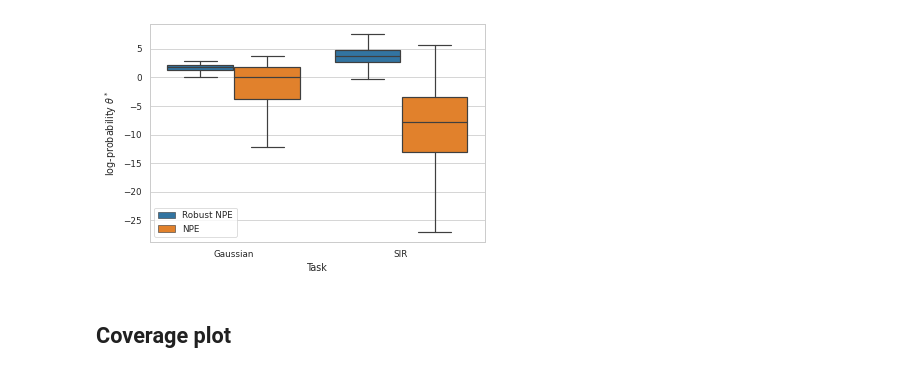
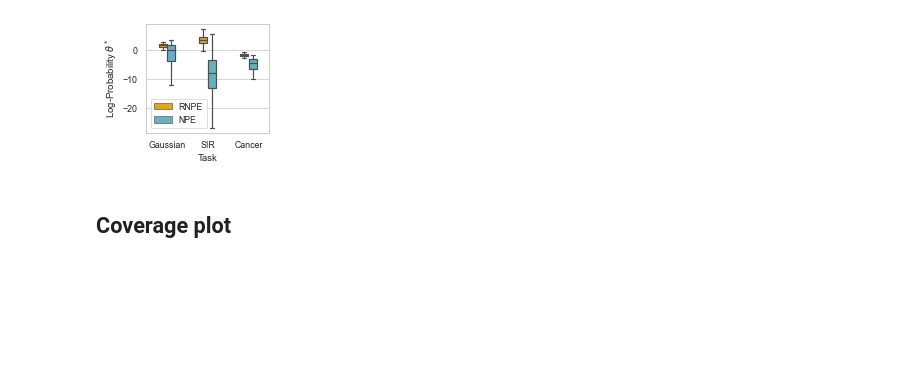
Before and after one commit to danielward27/rnpe, a Jupyter notebook: scripts/plot_results.ipynb, the cells around one changed output. Cells and saved outputs as stored; diff of their text form; code cells hidden in the pictures; blank space fills up the shorter version.

```diff
--- a/scripts/plot_results.ipynb
+++ b/scripts/plot_results.ipynb
@@ -4,8 +4,10 @@ import pandas as pd
 import os
 import matplotlib.pyplot as plt
 import seaborn as sns
+
 sns.set_style("whitegrid")
-sns.set_context("paper", font_scale=1)
+sns.set_context("paper", rc={"font.family": "Times New Roman"})
+colors = ["#072D41", "#60B3C8", "#ECA918", "#359735"]
 
 from plotnine import (
     ggplot, aes, geom_line, scale_colour_manual,
@@ -30,13 +41,14 @@ for task in results.keys():
 # %%
 df_list = []
 
-for task in ["fraziergaussian", "sirsde"]:
-    for method in methods:
+for task in task_names:
+    for method in pretty_method_names.keys():
         task_em_res = [res[method] for res in results[task]]
         metrics = {k: [res[k] for res in task_em_res] for k in ["log_prob_theta*", "hpd"]}
-        metrics["Task"] = pretty_task_name[task]
-        metrics["Method"] = method
+        metrics["Task"] = pretty_task_names[task]
+        metrics["Method"] = pretty_method_names[method]
         df_list.append(pd.DataFrame(metrics))
 
 df = pd.concat(df_list)
+df["Method"] = pd.Categorical(df["Method"], categories=["RNPE", "NPE"])
 df = df.reset_index(drop=True)
@@ -53,17 +55,30 @@ df = df.reset_index(drop=True)
 # %%
+# palette = {"RNPE": "#b8e3c1", "NPE": "#9a83a6"}
+# palette = {"RNPE": "#ffa600", "NPE": "#7a5195"}
+# palette = {"RNPE": "#81b29a", "NPE": "#9a83a6"}
+
+palette = {"RNPE": colors[2], "NPE": colors[1]}
+
+fig = plt.figure()
+fig.set_size_inches(5.5*(2/5), 2, forward=True)
+
 p = sns.boxplot(
     x = "Task",
     y = "log_prob_theta*",
     hue = "Method",
     showfliers=False,
-    data=df)
-plt.ylabel(r"log-probability $\theta^*$")
+    width=0.4,
+    data=df,
+    palette=palette,
+    saturation=0.9)
+
+plt.ylabel(r"Log-Probability $\theta^*$")
 handles, labels = p.get_legend_handles_labels() # Remove legend title
 p.legend(handles=handles, labels=labels, loc = "lower left")
 
 plt.savefig("../results/plots/log_prob_theta_true.png", bbox_inches="tight", dpi=300)
 # %% [output]
-[figure, old version]
+[figure, new version]
 # %% [markdown]
 ## Coverage plot
 # %%
```
Also changed, not shown: parts of 15 cells of this notebook, 9 other files.
